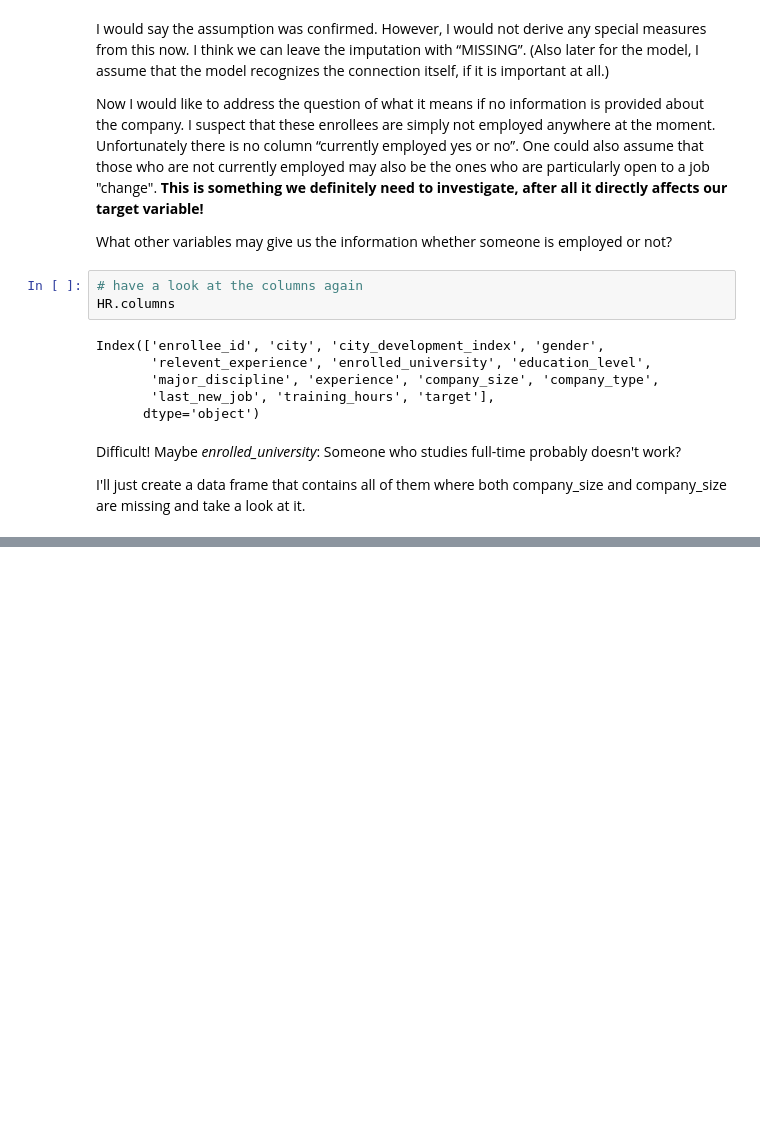
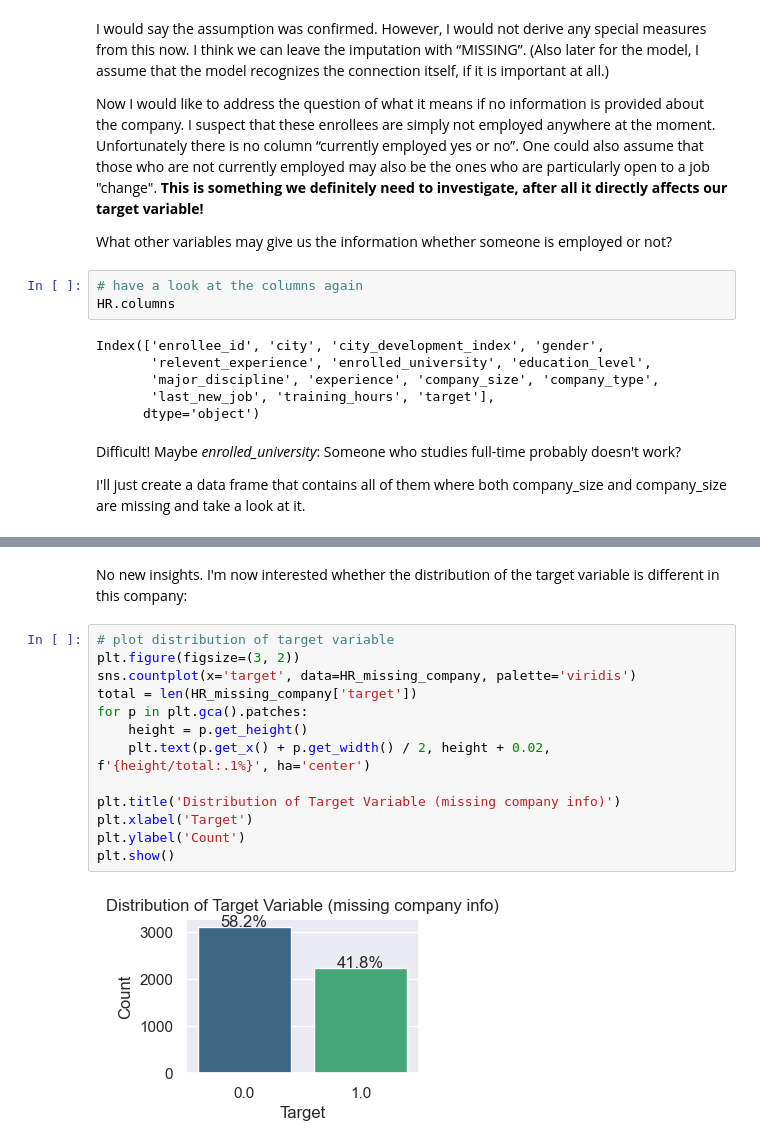
Before and after one commit to scheinmensch/HR-Analytics, a Jupyter notebook: EDA.ipynb, the cells around one changed output, grey strips where cells are left out. Saved outputs shown, nothing was run; the diff lists cells and outputs as text; blank space fills up the shorter version.

```diff
--- a/EDA.ipynb
+++ b/EDA.ipynb
@@ -319,0 +341,17 @@ I don't see a pattern that helps us understand whether MISSING in both columns i
+# %% [markdown]
+No new insights. I'm now interested whether the distribution of the target variable is different in this company:
+# %%
+# plot distribution of target variable
+plt.figure(figsize=(3, 2))
+sns.countplot(x='target', data=HR_missing_company, palette='viridis')
+total = len(HR_missing_company['target'])
+for p in plt.gca().patches:
+    height = p.get_height()
+    plt.text(p.get_x() + p.get_width() / 2, height + 0.02, f'{height/total:.1%}', ha='center')
+
+plt.title('Distribution of Target Variable (missing company info)')
+plt.xlabel('Target')
+plt.ylabel('Count')
+plt.show()
+# %% [output]
+[figure, added]
```
Also changed, not shown: parts of 23 cells of this notebook.
